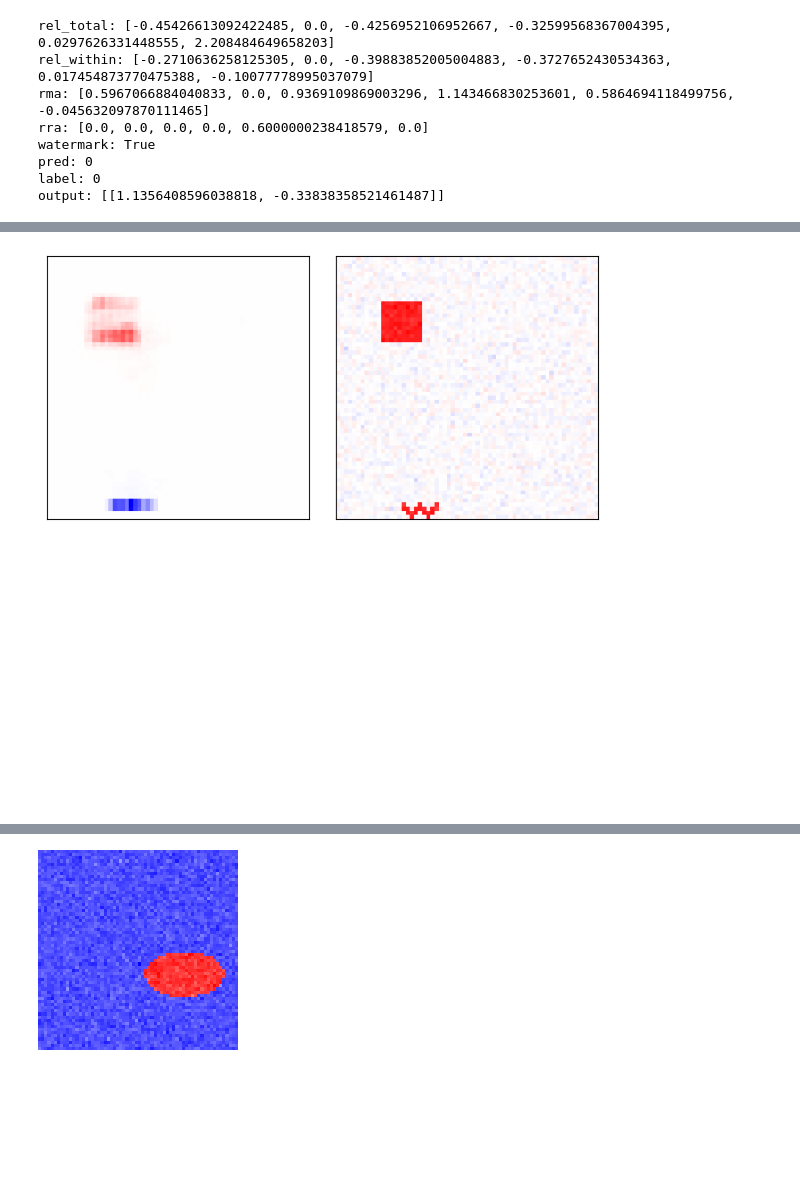
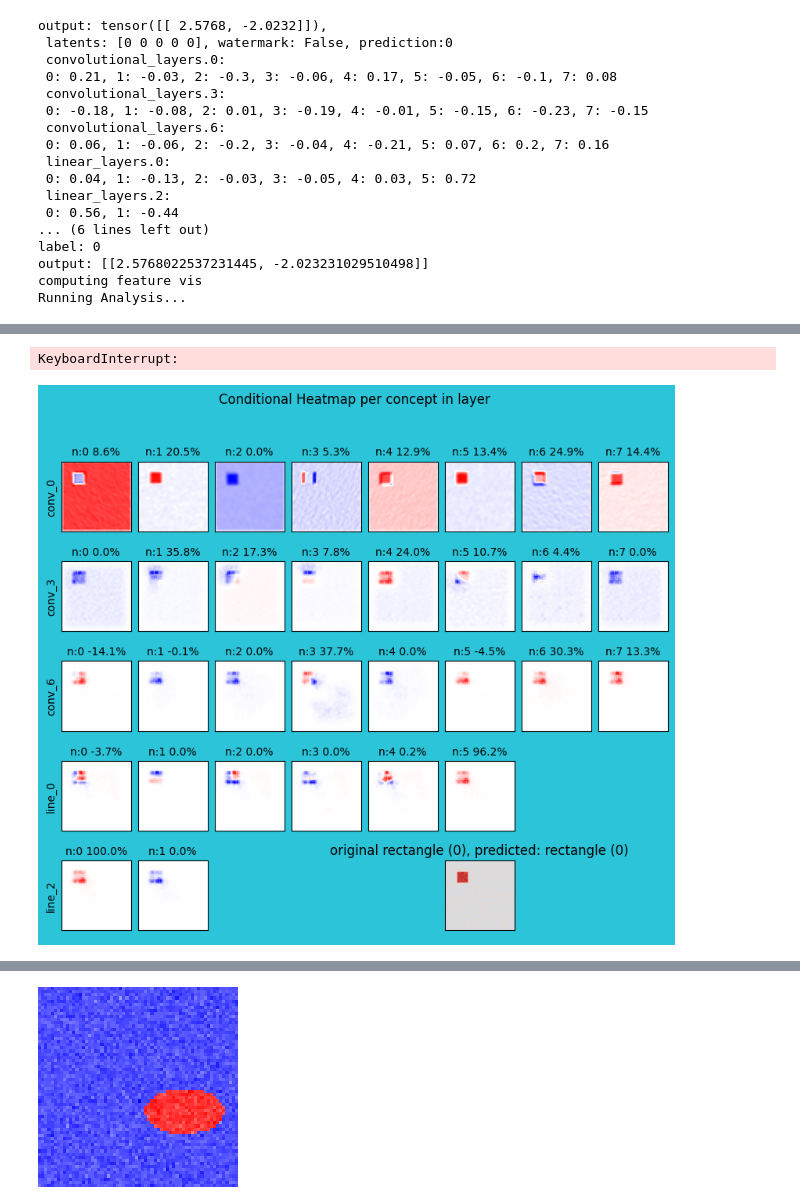
Before and after one commit to lillijo/xai-evaluation-master-thesis, a Jupyter notebook: experiments/fixed_causal_model.ipynb, the cells around one changed output, grey strips where cells are left out. Saved outputs shown, nothing was run; the diff lists cells and outputs as text; code cells hidden in the pictures; blank space fills up the shorter version.

Commit message:
causal effect relevances

```diff
--- a/experiments/fixed_causal_model.ipynb
+++ b/experiments/fixed_causal_model.ipynb
@@ -28,16 +29,16 @@ from expbasics.ground_truth_measures import GroundTruthMeasures
 %reload_ext autoreload
 %autoreload 2
 # %%
-MODEL_ZOO_INFOS_PATH = "outputs/seeded_model_accuracies.json"
+MODEL_ZOO_INFOS_PATH = "test.json"#"outputs/seeded_model_accuracies.json"
 MODEL_NAME = "../clustermodels/model_seeded"
 with open(MODEL_ZOO_INFOS_PATH, "r") as f:
     modelzoo = json.load(f)
 
 modelzoo['b0_0-i0'].keys()
 MAX_INDEX = 491520
-STEP_SIZE = 28200 # 1033, 2011, 2777, 5381, 7069, 13267, 18181
+STEP_SIZE = 40200 # 1033, 2011, 2777, 5381, 7069, 13267, 18181
 indices = range(0, MAX_INDEX, STEP_SIZE)
-LAYER_NAME = "linear_layers.0"
+LAYER_NAME = "convolutional_layers.6"
 ds = BiasedNoisyDataset()
 print(len(indices))
 # %% [output]
@@ -45,9 +45,0 @@ print(len(indices))
-# %%
-from expbasics.visualizations import my_plot_grid
-indices = range(0, MAX_INDEX, 64300)
-print(list(indices))
-images = torch.zeros(2, len(indices) // 2, 64, 64)
-for i, index in enumerate(indices):
-    images[i % 2, i // 2] = ds[index][0]
-
-my_plot_grid(images, 2, len(indices) // 2, resize=4)
@@ -61,19 +142,30 @@ n = 6
 model = load_model(MODEL_NAME, b, n)
 crp_attribution = CRPAttribution(model, ds, MODEL_NAME, to_name(b, n))
 res = crp_attribution.crp_wm_bbox_layer(ix, LAYER_NAME, absolute=False)
-
+crp_attribution.image_info(ix, verbose=True)
 print("\n".join([f"{k}: {v}" for k, v in res.items()]))
-images = torch.zeros(2, 2, 64, 64)
+crp_attribution.compute_feature_vis()
+crp_attribution.make_all_relevances(LAYER_NAME, range(8))
+""" images = torch.zeros(2, 2, 64, 64)
 hm, _ = crp_attribution.heatmap(ix)
 images[0, 0] = hm
 images[0, 1] = ds[ix][0]
-my_plot_grid(images, 2, 2, 4)
+my_plot_grid(images, 2, 2, 4) """
 # %% [output]
-rel_total: [-0.45426613092422485, 0.0, -0.4256952106952667, -0.32599568367004395, 0.0297626331448555, 2.208484649658203]
-rel_within: [-0.2710636258125305, 0.0, -0.39883852005004883, -0.3727652430534363, 0.017454873770475388, -0.10077778995037079]
-rma: [0.5967066884040833, 0.0, 0.9369109869003296, 1.143466830253601, 0.5864694118499756, -0.045632097870111465]
-rra: [0.0, 0.0, 0.0, 0.0, 0.6000000238418579, 0.0]
-watermark: True
-pred: 0
+output: tensor([[ 2.5768, -2.0232]]),
+ latents: [0 0 0 0 0], watermark: False, prediction:0
+ convolutional_layers.0:
+ 0: 0.21, 1: -0.03, 2: -0.3, 3: -0.06, 4: 0.17, 5: -0.05, 6: -0.1, 7: 0.08
+ convolutional_layers.3:
+ 0: -0.18, 1: -0.08, 2: 0.01, 3: -0.19, 4: -0.01, 5: -0.15, 6: -0.23, 7: -0.15
+ convolutional_layers.6:
+ 0: 0.06, 1: -0.06, 2: -0.2, 3: -0.04, 4: -0.21, 5: 0.07, 6: 0.2, 7: 0.16
+ linear_layers.0:
+ 0: 0.04, 1: -0.13, 2: -0.03, 3: -0.05, 4: 0.03, 5: 0.72
+ linear_layers.2:
+ 0: 0.56, 1: -0.44
+... (6 lines left out)
 label: 0
-output: [[1.1356408596038818, -0.33838358521461487]]
+output: [[2.5768022537231445, -2.023231029510498]]
+computing feature vis
+Running Analysis...
@@ -80 +173,2 @@ output: [[1.1356408596038818, -0.33838358521461487]]
+KeyboardInterrupt:
-[figure, old version]
+[figure, new version]
```
Also changed, not shown: parts of 11 cells of this notebook, 6 other files.
